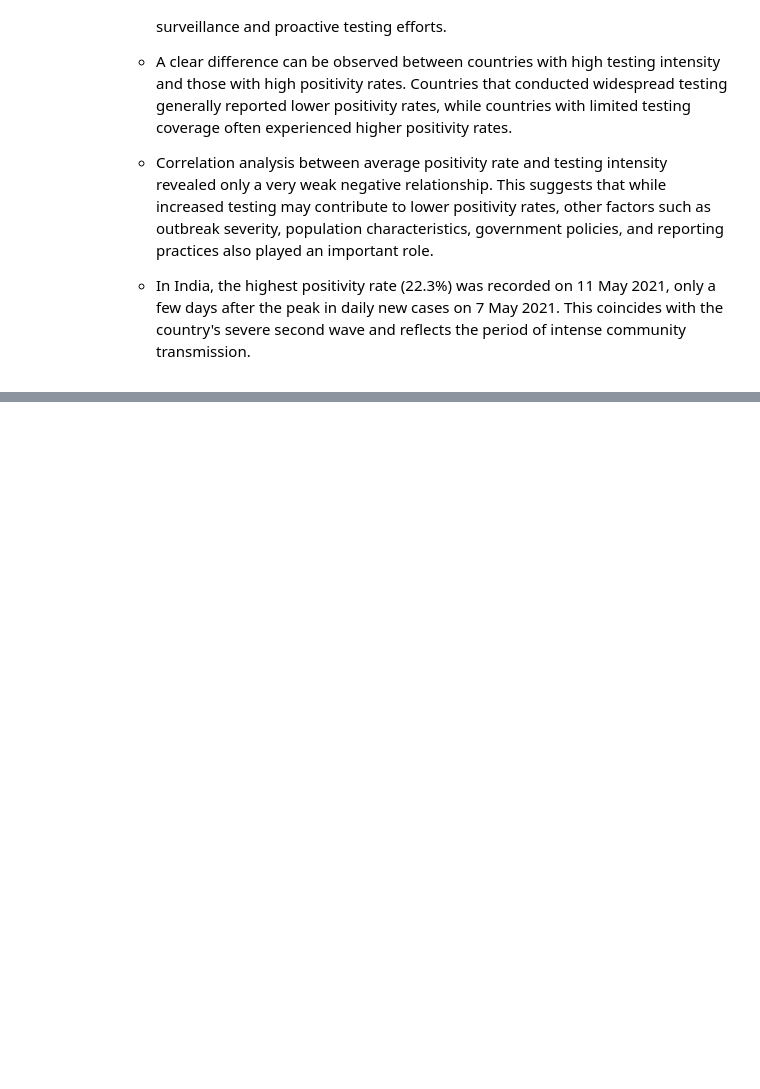
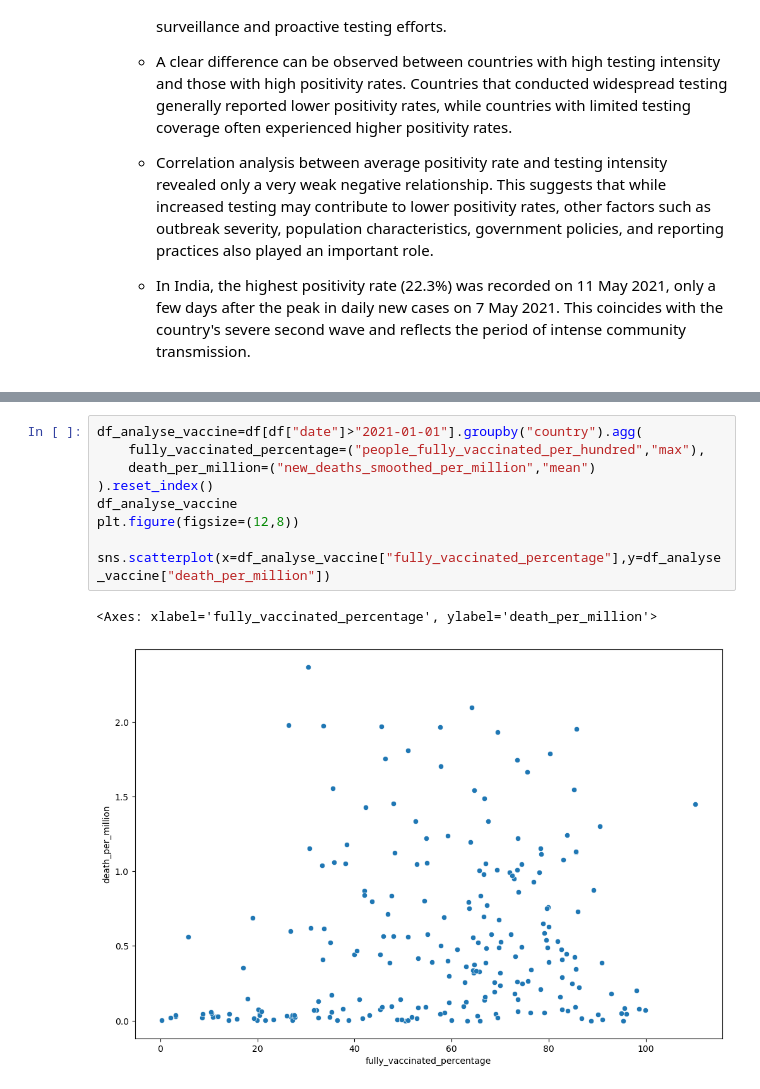
Before and after one commit to Polly49/COVID-19-Global-Data-Analysis, a Jupyter notebook: notebooks/covid_eda.ipynb, the cells around one changed output, grey strips where cells are left out. Saved outputs shown, nothing was run; the diff lists cells and outputs as text; blank space fills up the shorter version.

```diff
--- a/notebooks/covid_eda.ipynb
+++ b/notebooks/covid_eda.ipynb
@@ -537,0 +686,12 @@ df_test[["avg_positive_rate",
+# %%
+df_analyse_vaccine=df[df["date"]>"2021-01-01"].groupby("country").agg(
+    fully_vaccinated_percentage=("people_fully_vaccinated_per_hundred","max"),
+    death_per_million=("new_deaths_smoothed_per_million","mean")
+).reset_index()
+df_analyse_vaccine
+plt.figure(figsize=(12,8))
+
+sns.scatterplot(x=df_analyse_vaccine["fully_vaccinated_percentage"],y=df_analyse_vaccine["death_per_million"])
+# %% [output]
+<Axes: xlabel='fully_vaccinated_percentage', ylabel='death_per_million'>
+[figure, added]
```
Also changed, not shown: parts of 20 cells of this notebook.
